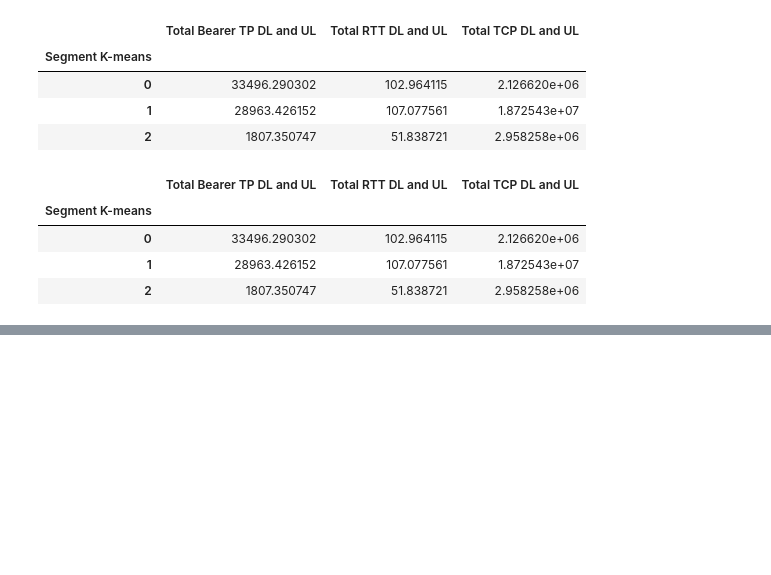
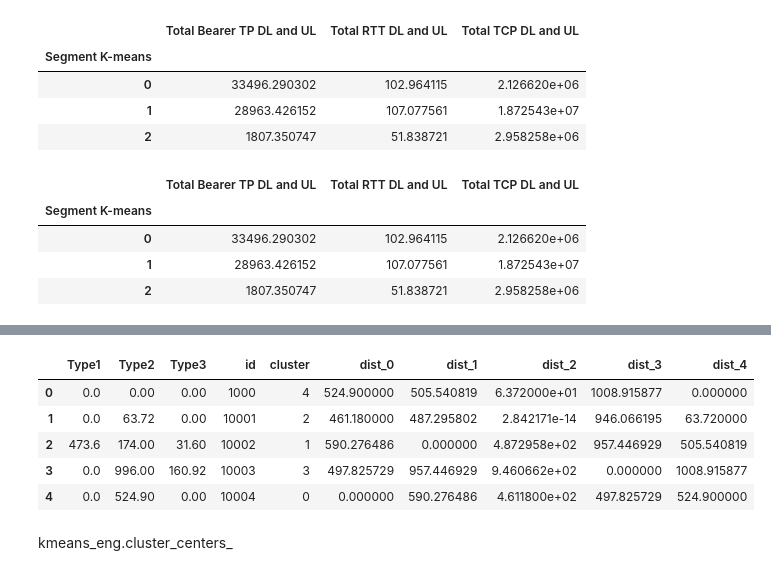
Before and after one commit to BekaluTa/Telecom-Data-Analysis, a Jupyter notebook: Notebooks/Task 2,3,4 User Engagement-Analysis.ipynb, the cells around one changed output, grey strips where cells are left out. Drawn from its saved outputs; the diff is of its cells as text; code cells hidden in the pictures; blank space fills up the shorter version.

```diff
--- a/Notebooks/Task 2,3,4 User Engagement-Analysis.ipynb
+++ b/Notebooks/Task 2,3,4 User Engagement-Analysis.ipynb
@@ -950,0 +975,25 @@ df_segm_analysis
+# %%
+import scipy.spatial.distance as sdist
+data = pd.DataFrame({'Type1': [0.0,0.0,473.6, 0.0, 0.0],
+                    'Type2': [0.0, 63.72, 174.0, 996.0, 524.9],
+                    'Type3': [0.0, 0.0, 31.6, 160.92, 0.0],
+                    'id': [1000, 10001, 10002, 10003, 10004]})
+points = data.drop('id', axis=1)
+k_means = KMeans(n_clusters=5, random_state=0).fit(points)
+data['cluster'] = k_means.labels_
+centroids = k_means.cluster_centers_
+dists = pd.DataFrame(sdist.cdist(points, centroids),
+                    columns=['dist_{}'.format(i) for i in range(len(centroids))],
+                    index=data.index)
+data = pd.concat([data, dists], axis=1)
+
+data
+# %% [output]
+|  | Type1 | Type2 | Type3 | id | cluster | dist_0 | dist_1 | dist_2 | dist_3 | dist_4 |
+| 0 | 0.0 | 0.00 | 0.00 | 1000 | 4 | 524.900000 | 505.540819 | 6.372000e+01 | 1008.915877 | 0.000000 |
+| 1 | 0.0 | 63.72 | 0.00 | 10001 | 2 | 461.180000 | 487.295802 | 2.842171e-14 | 946.066195 | 63.720000 |
+| 2 | 473.6 | 174.00 | 31.60 | 10002 | 1 | 590.276486 | 0.000000 | 4.872958e+02 | 957.446929 | 505.540819 |
+| 3 | 0.0 | 996.00 | 160.92 | 10003 | 3 | 497.825729 | 957.446929 | 9.460662e+02 | 0.000000 | 1008.915877 |
+| 4 | 0.0 | 524.90 | 0.00 | 10004 | 0 | 0.000000 | 590.276486 | 4.611800e+02 | 497.825729 | 524.900000 |
+# %% [markdown]
+kmeans_eng.cluster_centers_
```
Also changed, not shown: parts of 6 cells of this notebook.
